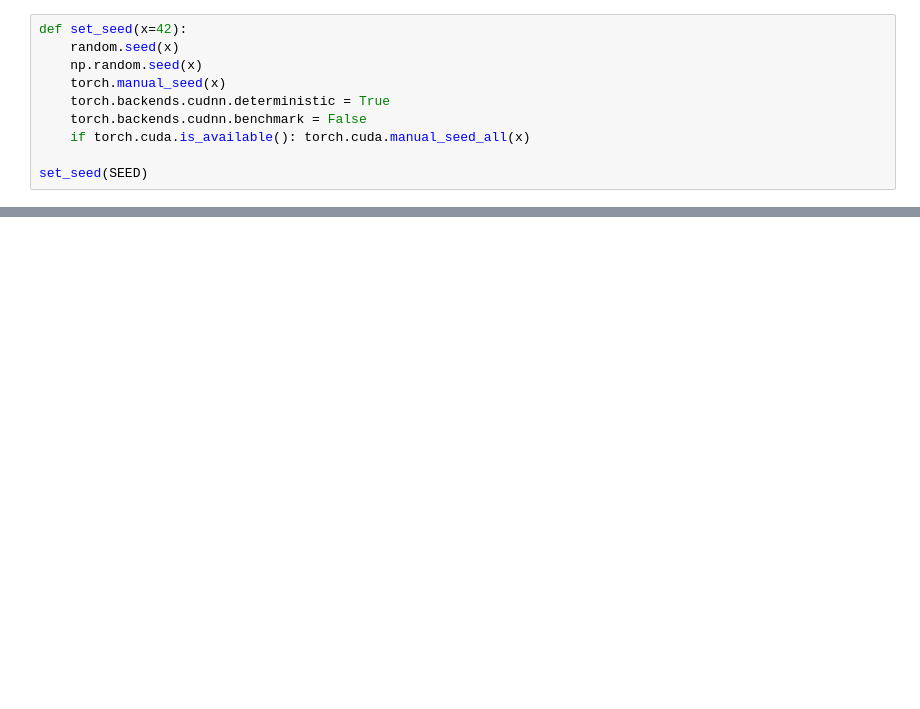
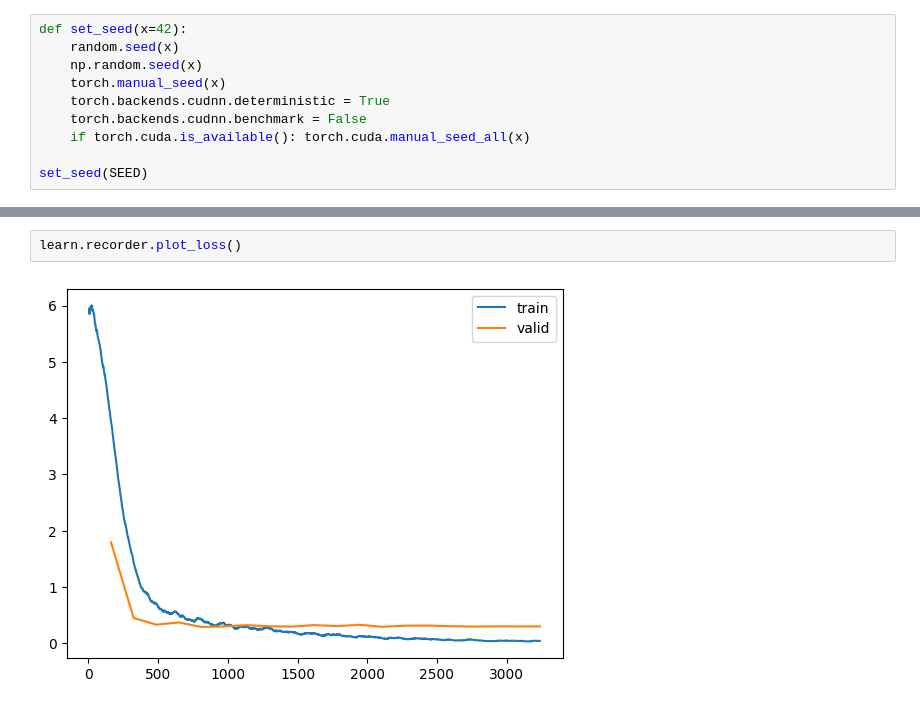
Before and after one commit to kimkingchai/DLF_A2, a Jupyter notebook: train.ipynb, the cells around one changed output, grey strips where cells are left out. Cells and saved outputs as stored; diff of their text form; blank space fills up the shorter version.

```diff
--- a/train.ipynb
+++ b/train.ipynb
@@ -80,0 +161,4 @@ learn.fine_tune(10)
+# %%
+learn.recorder.plot_loss()
+# %% [output]
+[figure, added]
```
Also changed, not shown: parts of 10 cells of this notebook, 20 other files.
